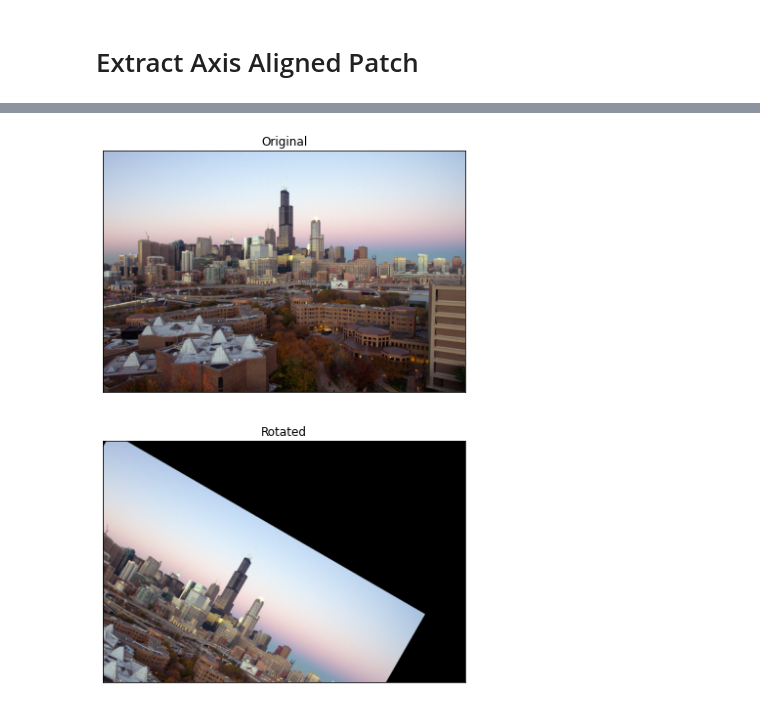
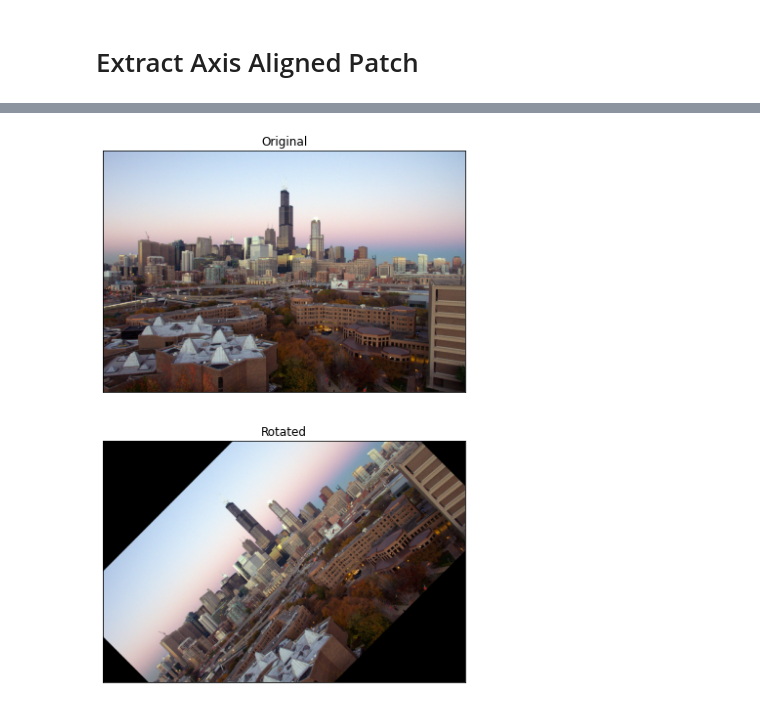
Before and after one commit to halBRY/cs415, a Jupyter notebook: HW1/h1-q3/rot-patch-ques.ipynb, the cells around one changed output, grey strips where cells are left out. Cells and saved outputs as stored; diff of their text form; code cells hidden in the pictures.

```diff
--- a/HW1/h1-q3/rot-patch-ques.ipynb
+++ b/HW1/h1-q3/rot-patch-ques.ipynb
@@ -22 +39,12 @@ def axis_aligned_patch(image, center, height, width, ch =3):
     return patch
+# %%
+w,h = img_bld.shape[:2]
+print(w, h)
+
+intK = 100
+
+patch = axis_aligned_patch(img_bld, [h/2 ,w/2], (2* intK+1), (2* intK+1))
+
+plt.figure(figsize = [10, 10])
+plt.axis('off')
+plt.imshow(cv2.cvtColor(np.uint8(patch), cv2.COLOR_BGR2RGB))
@@ -30,17 +63,18 @@ def rotate_image(image, center, angle):
     result = cv2.warpAffine(image, rot_mat, out_shape)
     return result
 # %%
-rot_center = tuple(0.1*np.array(img_bld.shape[1::-1]) / 2)
-rot_angle = -30
+#rot_center = tuple(0.1*np.array(img_bld.shape[1::-1]) / 2)
+
+rot_center = (h/2, w/2)
+rot_angle = 45
 dst = rotate_image(img_bld,rot_center,rot_angle)
-
 
 plt.figure(figsize = [20, 10])
 plt.subplot(2,1,1)
 plt.imshow(cv2.cvtColor(img_bld, cv2.COLOR_BGR2RGB))
 plt.title('Original'), plt.xticks([]), plt.yticks([])
 plt.subplot(2,1,2),plt.imshow(cv2.cvtColor(dst, cv2.COLOR_BGR2RGB))
 plt.title('Rotated'), plt.xticks([]), plt.yticks([])
 plt.show()
 # %% [output]
-[figure, old version]
+[figure, new version]
```
Also changed, not shown: parts of 7 cells of this notebook, 28 other files.
